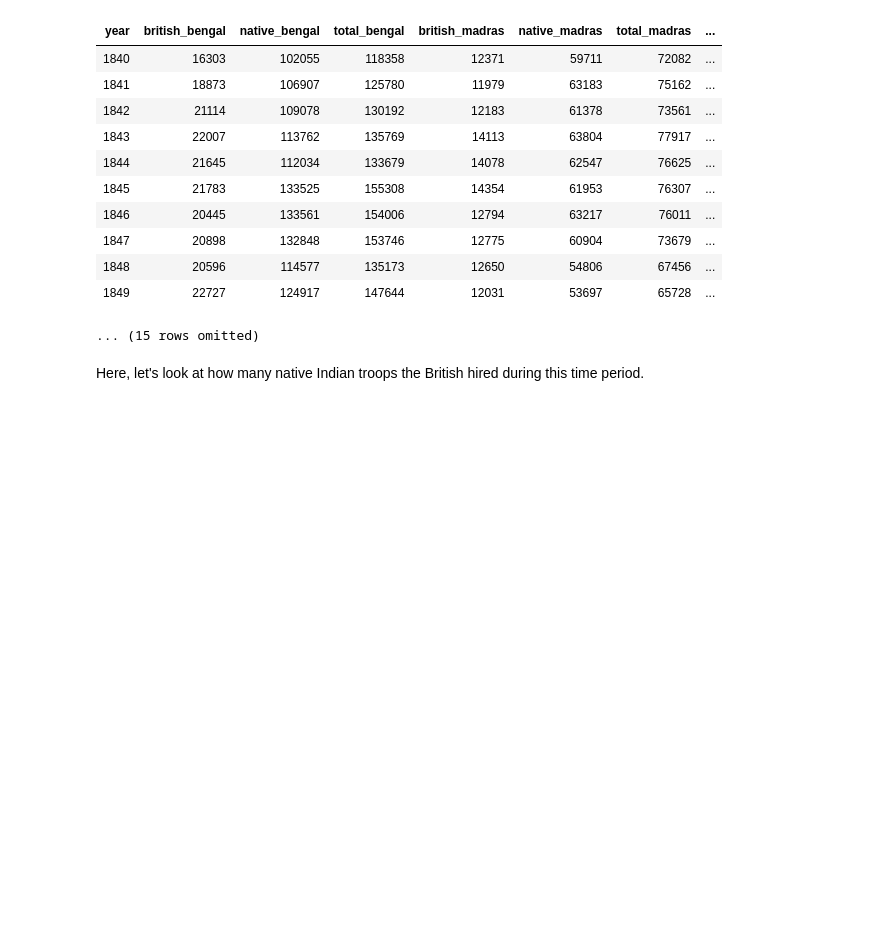
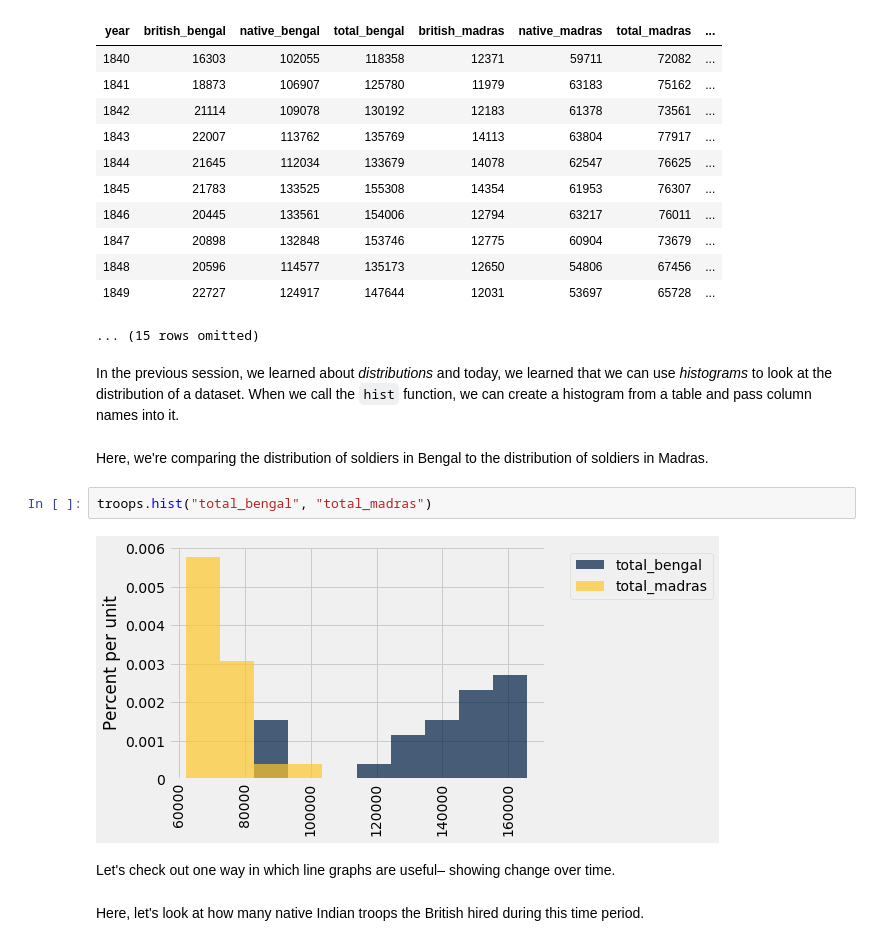
Before and after one commit to dsindia/notebooks, a Jupyter notebook: lesson7/Lesson_7_Visualization.ipynb, the cells around one changed output. Cells and saved outputs as stored; diff of their text form; blank space fills up the shorter version.

```diff
--- a/lesson7/Lesson_7_Visualization.ipynb
+++ b/lesson7/Lesson_7_Visualization.ipynb
@@ -117,6 +84,16 @@ troops
 | 1848 | 20596 | 114577 | 135173 | 12650 | 54806 | 67456 | ... |
 | 1849 | 22727 | 124917 | 147644 | 12031 | 53697 | 65728 | ... |
 ... (15 rows omitted)
+# %% [markdown]
+In the previous session, we learned about *distributions* and today, we learned that we can use *histograms* to look at the distribution of a dataset. When we call the `hist` function, we can create a histogram from a table and pass column names into it.
+# %% [markdown]
+Here, we're comparing the distribution of soldiers in Bengal to the distribution of soldiers in Madras.
+# %%
+troops.hist("total_bengal", "total_madras")
+# %% [output]
+[figure, added]
+# %% [markdown]
+Let's check out one way in which line graphs are useful– showing change over time.
 # %% [markdown]
 Here, let's look at how many native Indian troops the British hired during this time period.
 # %%
```
Also changed, not shown: parts of 13 cells of this notebook.
